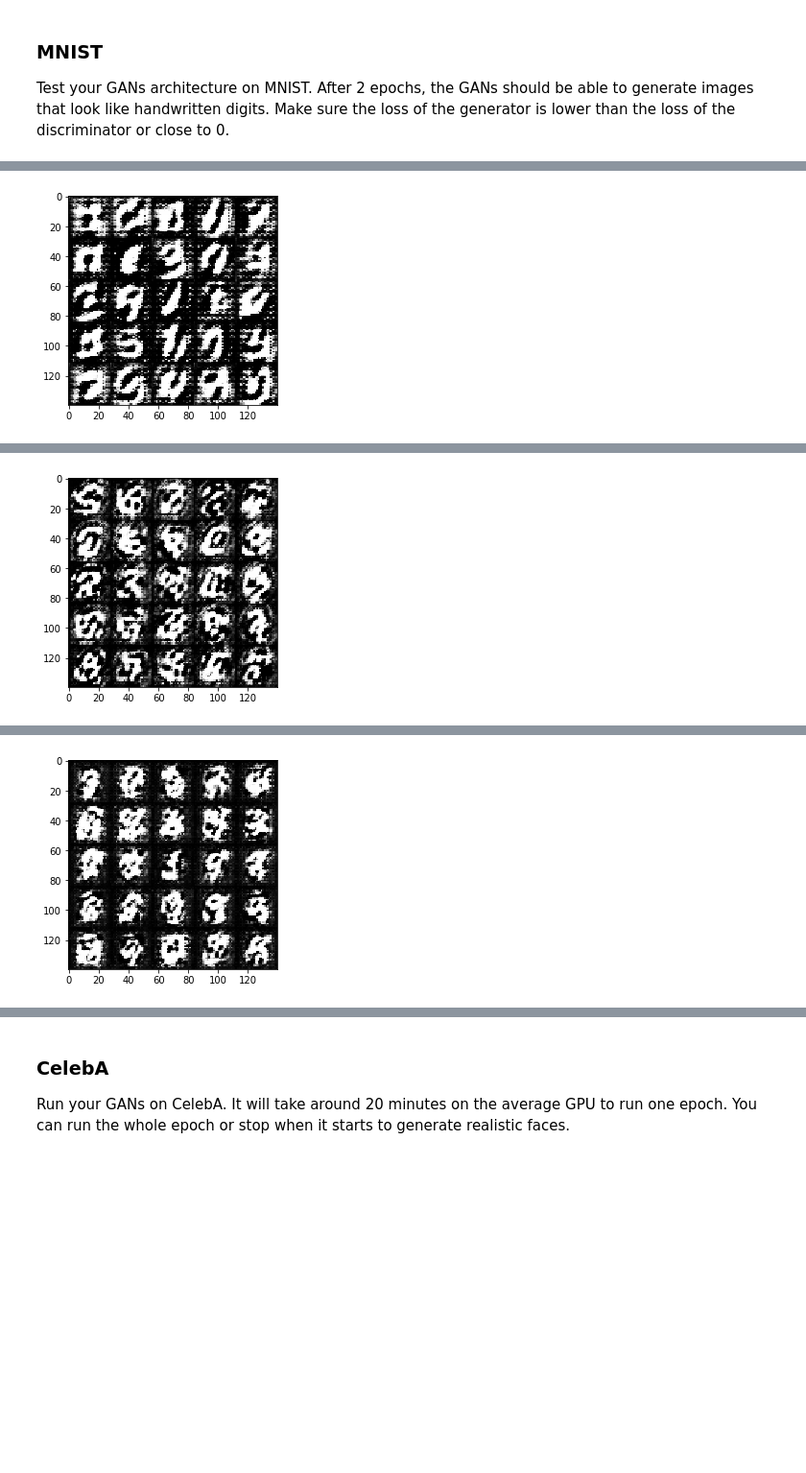
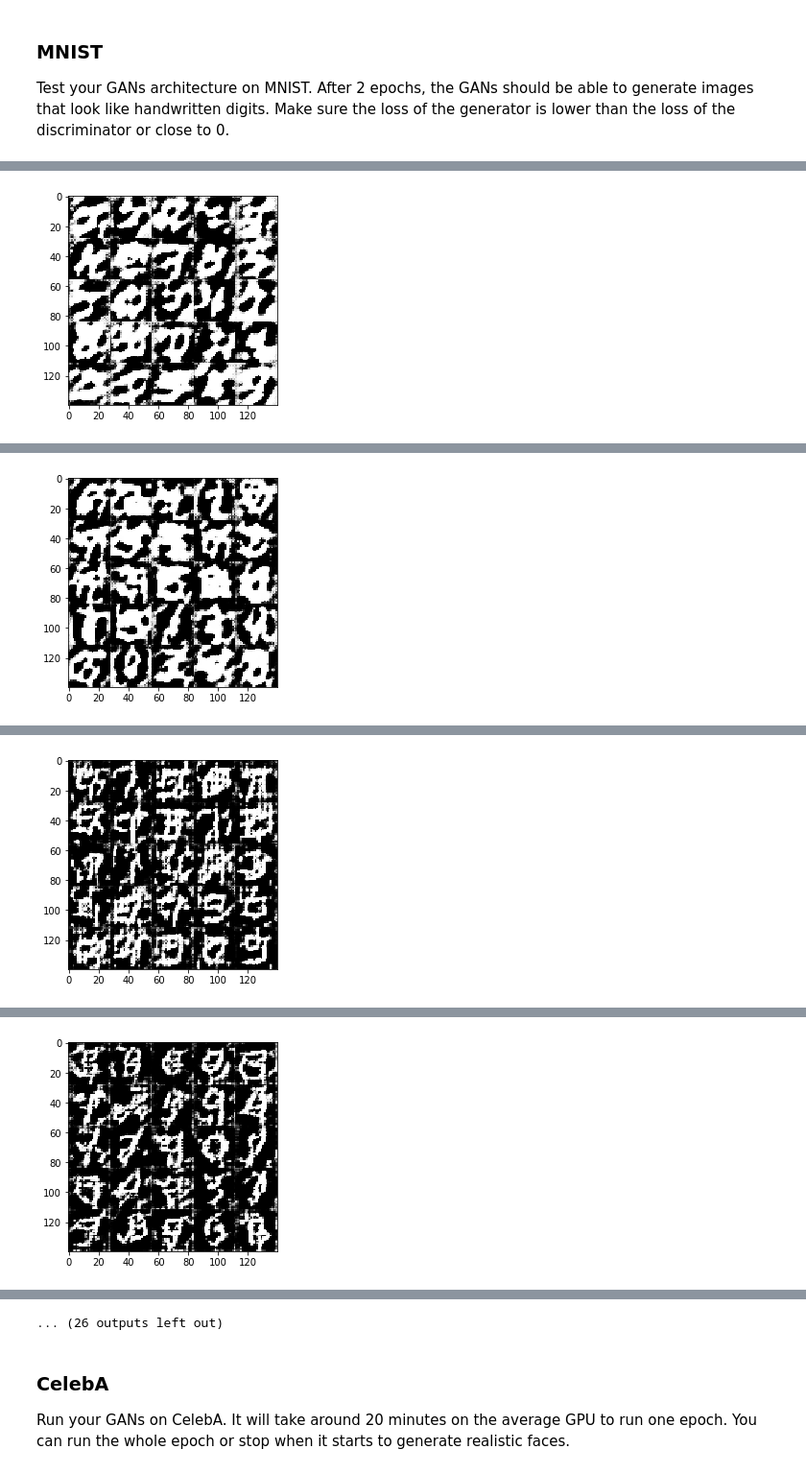
Before and after one commit to dimileeh/deep_learning, a Jupyter notebook: project5/dlnd_face_generation.ipynb, the cells around one changed output, grey strips where cells are left out. Shown at 96% size. Cells and saved outputs as stored; diff of their text form; code cells hidden in the pictures; blank space fills up the shorter version.

```diff
--- a/project5/dlnd_face_generation.ipynb
+++ b/project5/dlnd_face_generation.ipynb
@@ -207,17 +221,17 @@ def generator(z, out_channel_dim, is_train=True, alpha=0.2):
         x = tf.maximum(alpha * x, x, "input")
         # 7x7x512 now
 
-        cl1 = tf.layers.conv2d_transpose(x, 256, 5, 2, 'same')
+        cl1 = tf.layers.conv2d_transpose(x, 256, 4, 2, 'same')
         cl1 = tf.layers.batch_normalization(cl1, training=not is_train)
         cl1 = tf.maximum(alpha * cl1, cl1, "cl1")
         # 14x14x256 now
 
         #print(cl1.shape)
 
-        #cl2 = tf.layers.conv2d_transpose(cl1, 128, 5, 2, 'same')
-        #cl2 = tf.layers.batch_normalization(cl2, training=not is_train)
-        #cl2 = tf.maximum(alpha * cl2, cl2, "cl2")
-        # 4x4x64 now
+        cl2 = tf.layers.conv2d_transpose(cl1, 128, 4, 2, 'same')
+        cl2 = tf.layers.batch_normalization(cl2, training=not is_train)
+        cl2 = tf.maximum(alpha * cl2, cl2, "cl2")
+        # 28x28x128 now
 
         #print(cl2.shape)
 
@@ -234,7 +248,7 @@ def generator(z, out_channel_dim, is_train=True, alpha=0.2):
         # 14x14x16 now
 
         # Output layer, 28x28xout_channel_dim
-        logits = tf.layers.conv2d_transpose(cl1, out_channel_dim, 5, 2, 'same')
+        logits = tf.layers.conv2d_transpose(cl2, out_channel_dim, 4, 1, 'same')
 
         out = tf.tanh(logits)
 
@@ -396,6 +410,8 @@ def train(epoch_count, batch_size, z_dim, learning_rate, beta1, get_batches, dat
         sess.run(tf.global_variables_initializer())
         for epoch_i in range(epoch_count):
             for batch_images in get_batches(batch_size):
+
+                batch_images = batch_images * 2
                 # TODO: Train Model
 
                 steps += 1
@@ -421,6 +437,8 @@ def train(epoch_count, batch_size, z_dim, learning_rate, beta1, get_batches, dat
                 if steps % draw_every == 0:
                     show_generator_output(sess, 25, z_input, channels, data_image_mode)
 
+        show_generator_output(sess, 25, z_input, channels, data_image_mode)
+
         return losses
 # %% [markdown]
 ### MNIST
@@ -428,7 +446,7 @@ Test your GANs architecture on MNIST.  After 2 epochs, the GANs should be able t
 # %%
 batch_size = 64
 z_dim = 100
-learning_rate = 0.0002
+learning_rate = 0.001
 beta1 = 0.5
 
 
@@ -455 +473 @@ Epoch 1/2... Discriminator Loss: 0.4854... Generator Loss: 2.2261
-[figure, old version]
+[figure, new version]
@@ -466 +484 @@ Epoch 1/2... Discriminator Loss: 0.1436... Generator Loss: 3.1311
-[figure, old version]
+[figure, new version]
@@ -477 +495 @@ Epoch 1/2... Discriminator Loss: 0.2947... Generator Loss: 2.4537
-[figure, old version]
+[figure, new version]
@@ -485,0 +506 @@ Epoch 1/2... Discriminator Loss: 0.3761... Generator Loss: 2.5606
+[figure, added]
@@ -487,3 +529,4 @@ KeyboardInterrupt:
+... (26 outputs left out)
 # %% [markdown]
 ### CelebA
 Run your GANs on CelebA.  It will take around 20 minutes on the average GPU to run one epoch.  You can run the whole epoch or stop when it starts to generate realistic faces.
```
Also changed, not shown: parts of 2 cells of this notebook, 1 other file.
